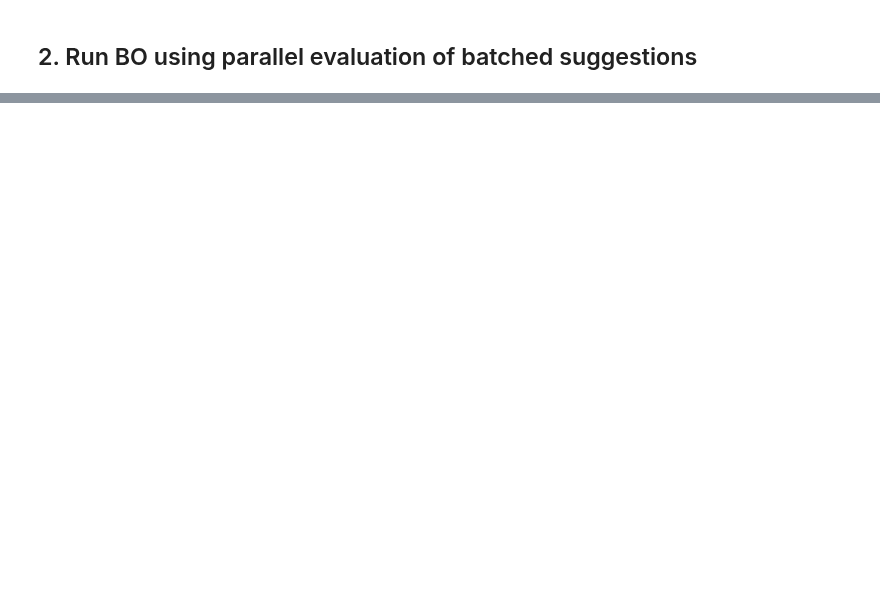
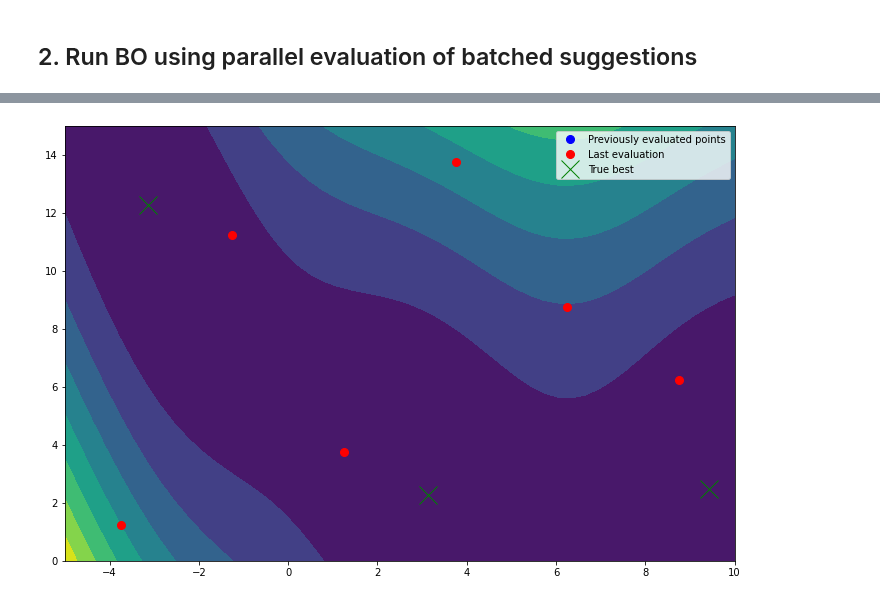
Before and after one commit to EmuKit/emukit, a Jupyter notebook: notebooks/Emukit-tutorial-parallel-eval-of-obj-fun.ipynb, the cells around one changed output, grey strips where cells are left out. Drawn from its saved outputs; the diff is of its cells as text; code cells hidden in the pictures; blank space fills up the shorter version.

Commit message:
plotting works

```diff
--- a/notebooks/Emukit-tutorial-parallel-eval-of-obj-fun.ipynb
+++ b/notebooks/Emukit-tutorial-parallel-eval-of-obj-fun.ipynb
@@ -111,0 +108,81 @@ More section content
+# %%
+# Plotting stuff (from constrained optimization tutorial)
+x1b, x2b = _ps.get_bounds()
+plot_granularity = 50
+x_1 = np.linspace(x1b[0], x1b[1], plot_granularity)
+x_2 = np.linspace(x2b[0], x2b[1], plot_granularity)
+x_1_grid, x_2_grid = np.meshgrid(x_1, x_2)
+x_all = np.stack([x_1_grid.flatten(), x_2_grid.flatten()], axis=1)
+y_all = _branin(x_all)
+y_reshape = np.reshape(y_all, x_1_grid.shape)
+x_best = np.array([(-pi,12.275), (pi,2.275), (9.425,2.475)])
+
+def plot_progress(loop_state, batch_size: int):
+    plt.figure(figsize=FIG_SIZE)
+    plt.contourf(x_1, x_2, y_reshape)
+    plt.plot(loop_state.X[:-batch_size, 0], loop_state.X[:-batch_size, 1], linestyle='', marker='.', markersize=16, color='b')
+    plt.plot(loop_state.X[-batch_size:, 0], loop_state.X[-batch_size:, 1], linestyle='', marker='.', markersize=16, color='r')
+    plt.plot(x_best[:,0], x_best[:,1], linestyle='', marker='x', markersize=18, color='g')
+    plt.legend(['Previously evaluated points', 'Last evaluation', 'True best'])
+    plt.show()
+# %%
+async def async_run_bo():
+    # Configure
+    max_iter = 50
+    n_init = 6
+    batch_size = 6
+    beta = 0.1  # tradeoff parameter for NCLB acq. opt.
+    update_interval = 1  # how many results before running hyperparam. opt.
+    # Build Bayesian optimization components
+    space = _ps
+    design = LatinDesign(space)
+    X_init = design.get_samples(n_init)
+    input_coroutines = [a_objective(x.reshape((1,space.dimensionality))) for x in X_init]
+    _Y_init = await asyncio.gather(*input_coroutines, return_exceptions=True)
+    Y_init = np.concatenate(_Y_init)
+    model_gpy = GPRegression(X_init, Y_init)
+    model_gpy.optimize()
+    model_emukit = GPyModelWrapper(model_gpy)
+    acquisition_function = NegativeLowerConfidenceBound(model=model_emukit, beta=beta)
+    acquisition_optimizer = GradientAcquisitionOptimizer(space=space)
+    bo_loop = BayesianOptimizationLoop(
+        model = model_emukit,
+        space = space,
+        acquisition = acquisition_function,
+        acquisition_optimizer = acquisition_optimizer,
+        update_interval = update_interval,
+        batch_size = batch_size,
+    )
+    # Run BO loop
+    results = None
+    n = bo_loop.model.X.shape[0]
+    while n < max_iter:
+        print(f"Optimizing: n={n}")
+        # TODO use a different acquisition function because currently X_batch is 5 identical sugg.
+        # ^ only on occasion, apparently
+        X_batch = bo_loop.get_next_points(results)
+        coroutines = [a_objective(x.reshape((1, space.dimensionality))) for x in X_batch]
+        # TODO update model as soon as any result is available
+        # ^ as-is, only updates and makes new suggestions when all results come in
+        # TODO make suggestions cost-aware
+        _results = await asyncio.gather(*coroutines, return_exceptions=True)
+        Y_batch = np.concatenate(_results)
+        results = list(map(UserFunctionResult, X_batch, Y_batch))
+        n = n + len(results)
+        plot_progress(bo_loop.loop_state, batch_size)
+    final_result = bo_loop.get_results()
+    true_best = 0.397887
+    # rel_err = (final_result.minimum_value - true_best)/true_best
+    print(
+        "############################################################\n"
+        f"Minimum found at location: {final_result.minimum_location}\n"
+        f"\twith score: {final_result.minimum_value}\n"
+        f"True minima at:\n{x_best}\n"
+        f"\twith score: {true_best}\n"
+        # f"Relative error (%): {rel_err*100:.2f}\n"
+        "\tsource: https://www.sfu.ca/~ssurjano/branin.html\n"
+        "############################################################"
+        )
+
+await async_run_bo()
+# %% [output]
@@ -111,0 +190 @@ More section content
+[figure, added]
```
Also changed, not shown: parts of 17 cells of this notebook, 1 other file.
